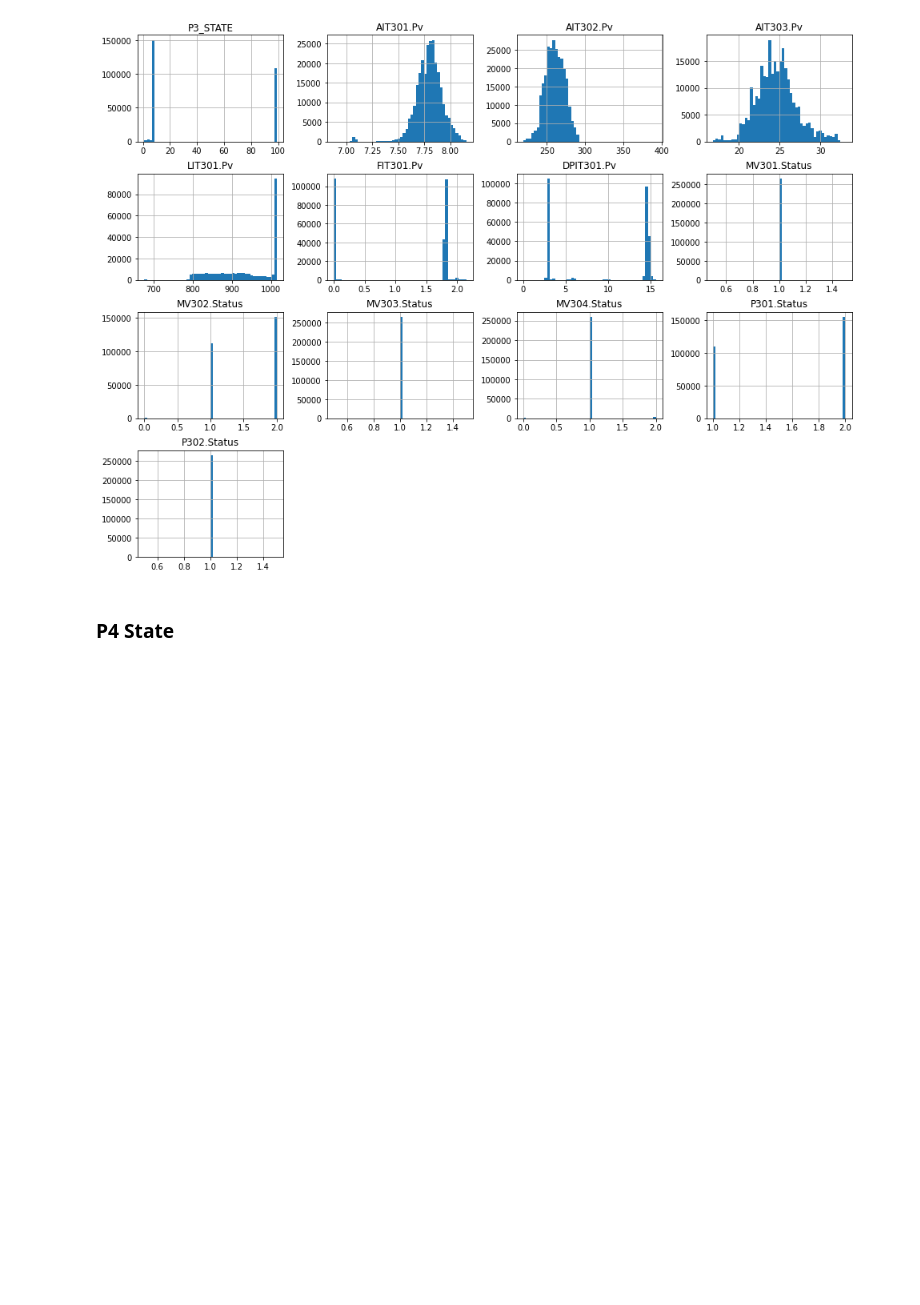
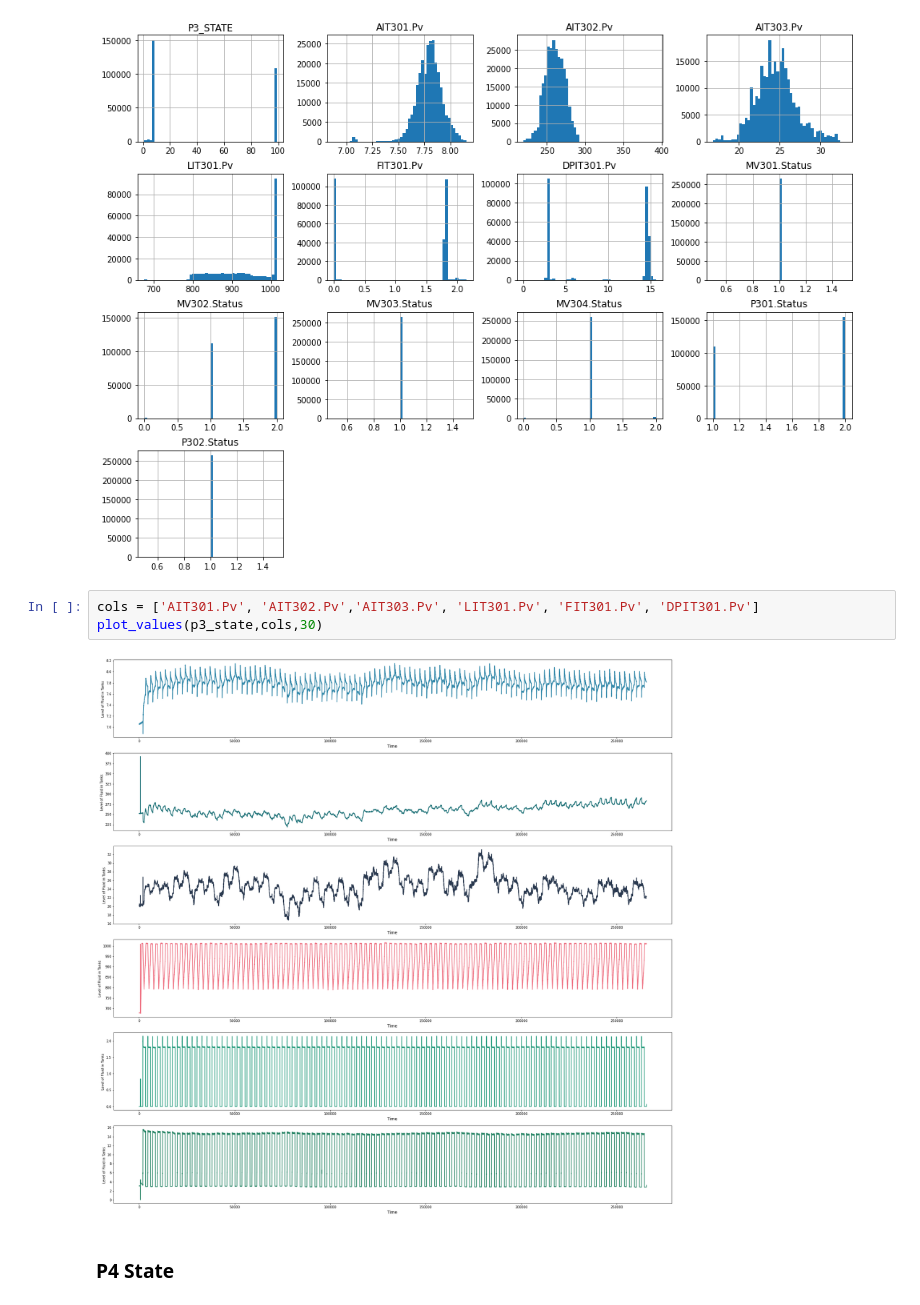
Before and after one commit to Abhijithsai451/ci_ai_project, a Jupyter notebook: ci_ai_project.ipynb, the cells around one changed output. Drawn from its saved outputs; the diff is of its cells as text; blank space fills up the shorter version.

```diff
--- a/ci_ai_project.ipynb
+++ b/ci_ai_project.ipynb
@@ -313,6 +210,11 @@ array([[<Axes: title={'center': 'P3_STATE'}>,
        [<Axes: title={'center': 'P302.Status'}>, <Axes: >, <Axes: >,
         <Axes: >]], dtype=object)
 [figure]
+# %%
+cols = ['AIT301.Pv', 'AIT302.Pv','AIT303.Pv', 'LIT301.Pv', 'FIT301.Pv', 'DPIT301.Pv']
+plot_values(p3_state,cols,30)
+# %% [output]
+[figure, added]
 # %% [markdown]
 ### P4 State
 # %%
```
Also changed, not shown: parts of 15 cells of this notebook.
